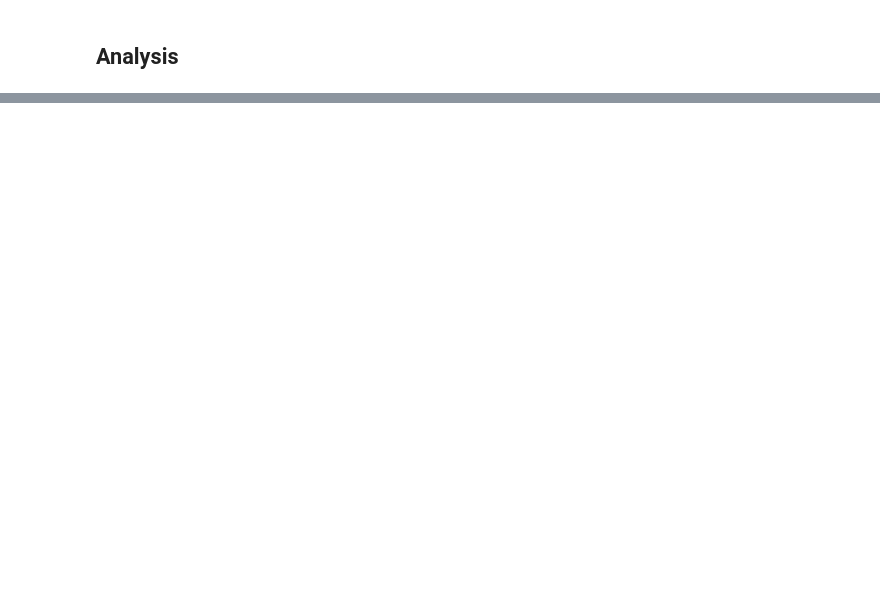
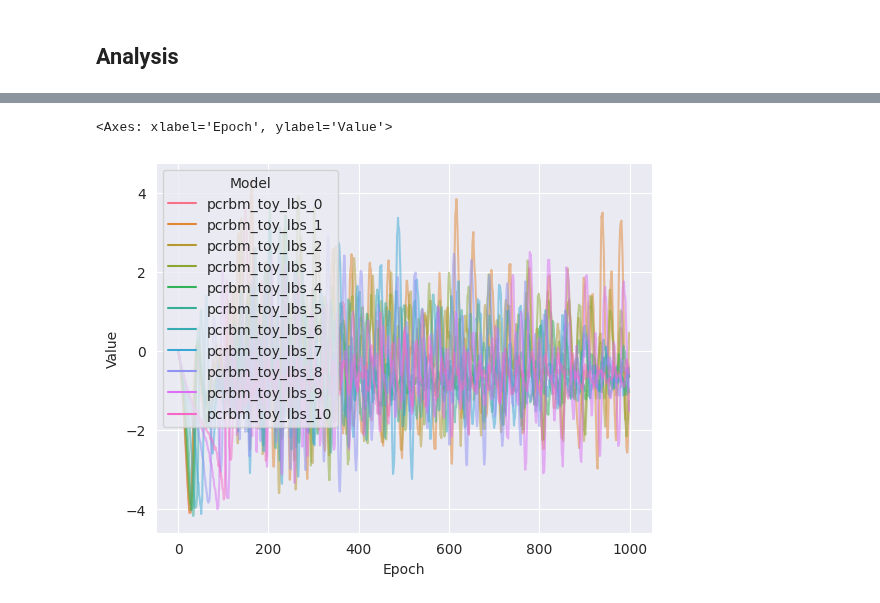
Before and after one commit to Jonahowns/phage_display_ML, a Jupyter notebook: datasets/toy/parameter_evaluation_bsreg.ipynb, the cells around one changed output, grey strips where cells are left out. Drawn from its saved outputs; the diff is of its cells as text; code cells hidden in the pictures; blank space fills up the shorter version.

```diff
--- a/datasets/toy/parameter_evaluation_bsreg.ipynb
+++ b/datasets/toy/parameter_evaluation_bsreg.ipynb
@@ -121,0 +211,6 @@ df = pd.concat(dfs)  # Join all dfs together
+# %%
+key = 'free_energy_diff'
+sns.lineplot(data=df[df['Scalar'] == key], x="Epoch", y="Value", hue="Model", alpha=0.5)
+# %% [output]
+<Axes: xlabel='Epoch', ylabel='Value'>
+[figure, added]
```
Also changed, not shown: parts of 9 cells of this notebook, 30 other files.
